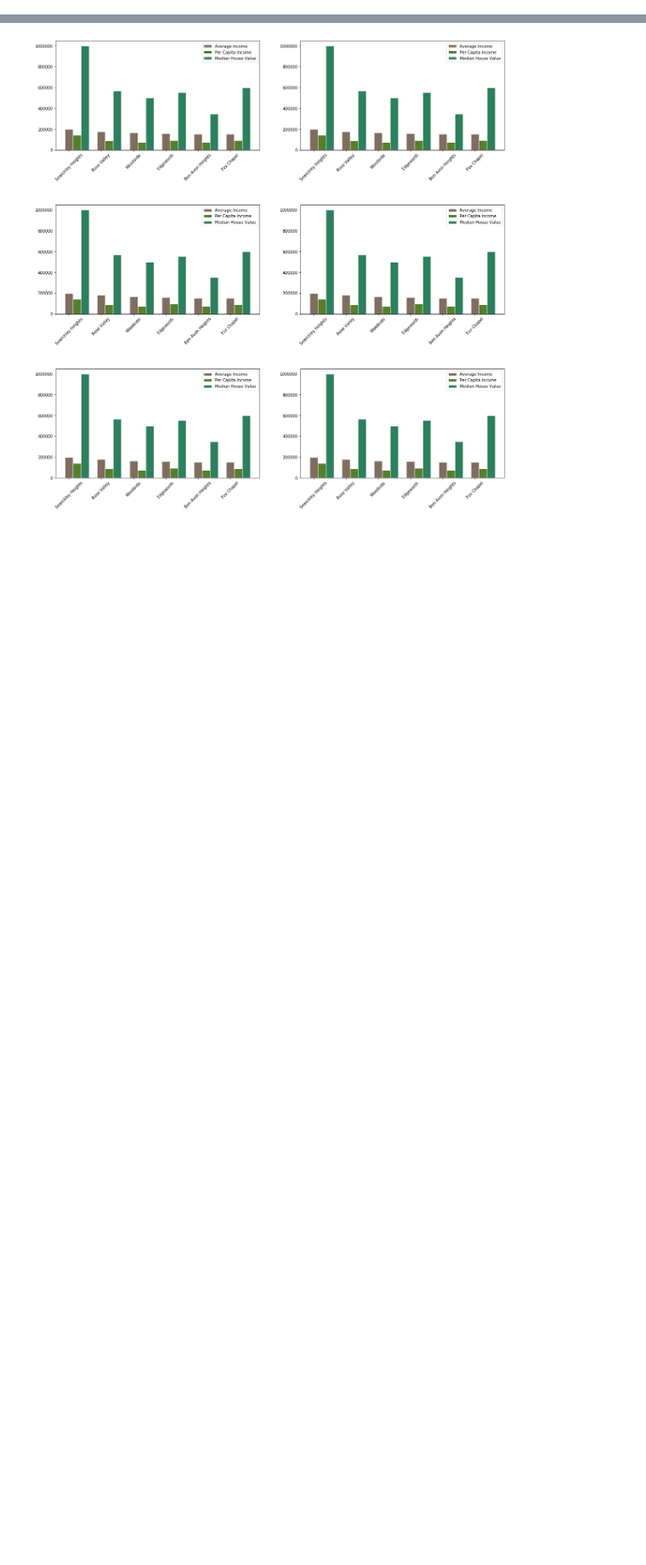
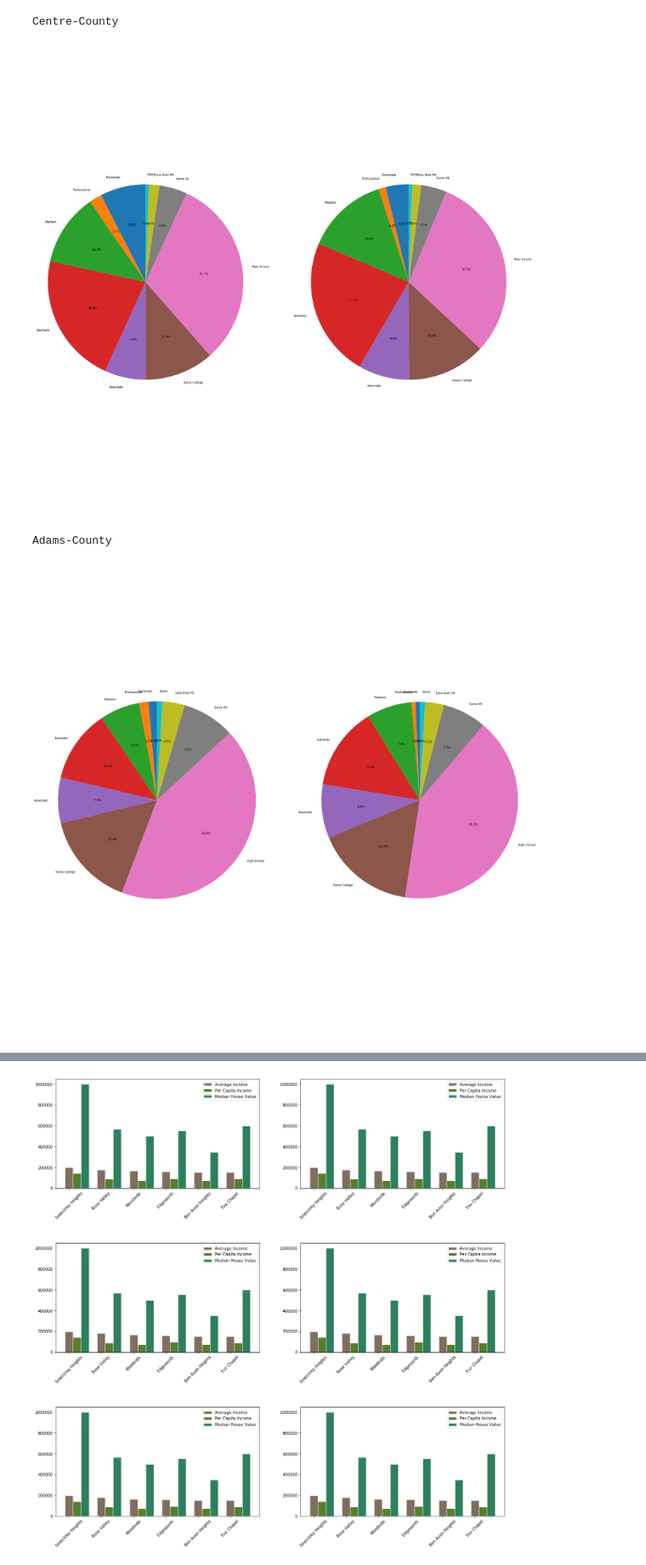
Before and after one commit to RebeccaXXX/DOM-and-Gerry, a Jupyter notebook: Visualization.ipynb, the cells around one changed output, grey strips where cells are left out. Shown: that part at 85% size. Saved outputs shown, nothing was run; the diff lists cells and outputs as text; code cells hidden in the pictures; blank space fills up the shorter version.

```diff
--- a/Visualization.ipynb
+++ b/Visualization.ipynb
@@ -39,0 +35,45 @@ Marienville
+# %%
+from matplotlib.gridspec import GridSpec
+def draw_pie_chart(city = 'Centre-County'):
+    # data preparation process
+    # extract the data for drawing
+    dropCol1 = list(data.columns)[:9]
+    dropCol2 = list(data.columns)[10:24]
+    dropCol3 = list(data.columns)[44:]
+    education = data.drop(dropCol1,axis=1)
+    education.drop(dropCol2,axis=1,inplace=True)
+    education.drop(dropCol3,axis=1,inplace=True)
+    educationM = education.iloc[:,:11]
+    educationF = education.drop(education.columns[1:11],axis = 1)
+    educationM.drop_duplicates(inplace=True)
+    educationF.drop_duplicates(inplace=True)
+    educationM = educationM[educationM['County']==city]
+    educationF = educationF[educationF['County']==city]
+    educationM.reset_index(inplace=True)
+    educationF.reset_index(inplace=True)
+    print(city)
+
+    # draw and format the pie charts
+    the_grid = GridSpec(1, 2)
+    fig = plt.figure(figsize=[30,30])
+
+    labels = 'Doctorate','Professional','Masters','Bachelor','Associate','Some College','High School','Some HS','Less than HS','None'
+    sizesM = [educationM.iloc[:,2],educationM.iloc[:,3],educationM.iloc[:,4],educationM.iloc[:,5],educationM.iloc[:,6],educationM.iloc[:,7],educationM.iloc[:,8],educationM.iloc[:,9],educationM.iloc[:,10],educationF.iloc[:,11]]
+    sizesF = [educationF.iloc[:,2],educationF.iloc[:,3],educationF.iloc[:,4],educationF.iloc[:,5],educationF.iloc[:,6],educationF.iloc[:,7],educationF.iloc[:,8],educationF.iloc[:,9],educationF.iloc[:,10],educationF.iloc[:,11]]
+    plt.subplot(the_grid[0, 0], aspect=0)
+    plt.pie(sizesM, labels=labels, autopct='%1.1f%%',startangle=90)
+    plt.axis('equal')
+    plt.subplot(the_grid[0, 1], aspect=0)
+    plt.pie(sizesF, labels=labels, autopct='%1.1f%%',startangle=90)
+    plt.axis('equal')
+    plt.show()
+
+# Examples:
+draw_pie_chart()
+draw_pie_chart('Adams-County')
+draw_pie_chart('Lehigh-County')
+# %% [output]
+Centre-County
+[figure, added]
+Adams-County
+[figure, added]
```
Also changed, not shown: parts of 14 cells of this notebook, 3 other files.
